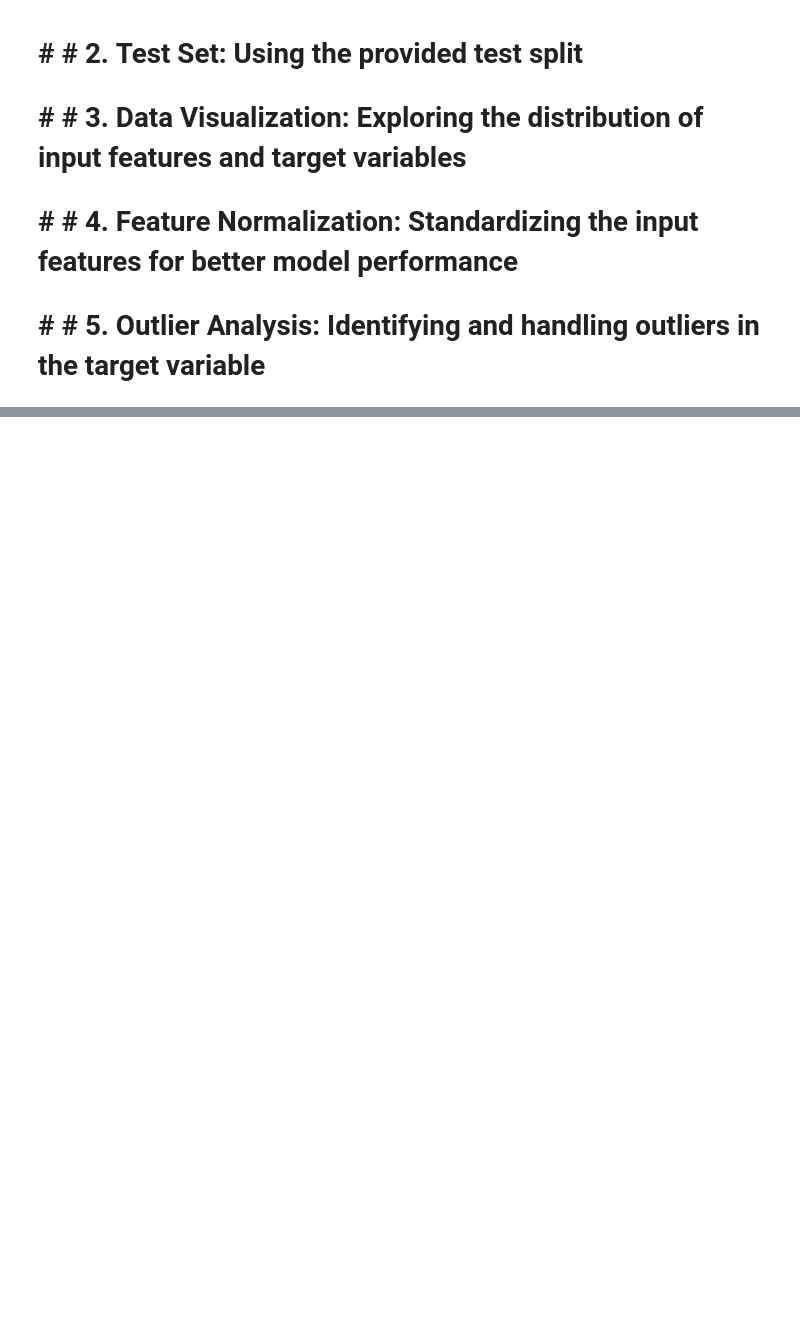
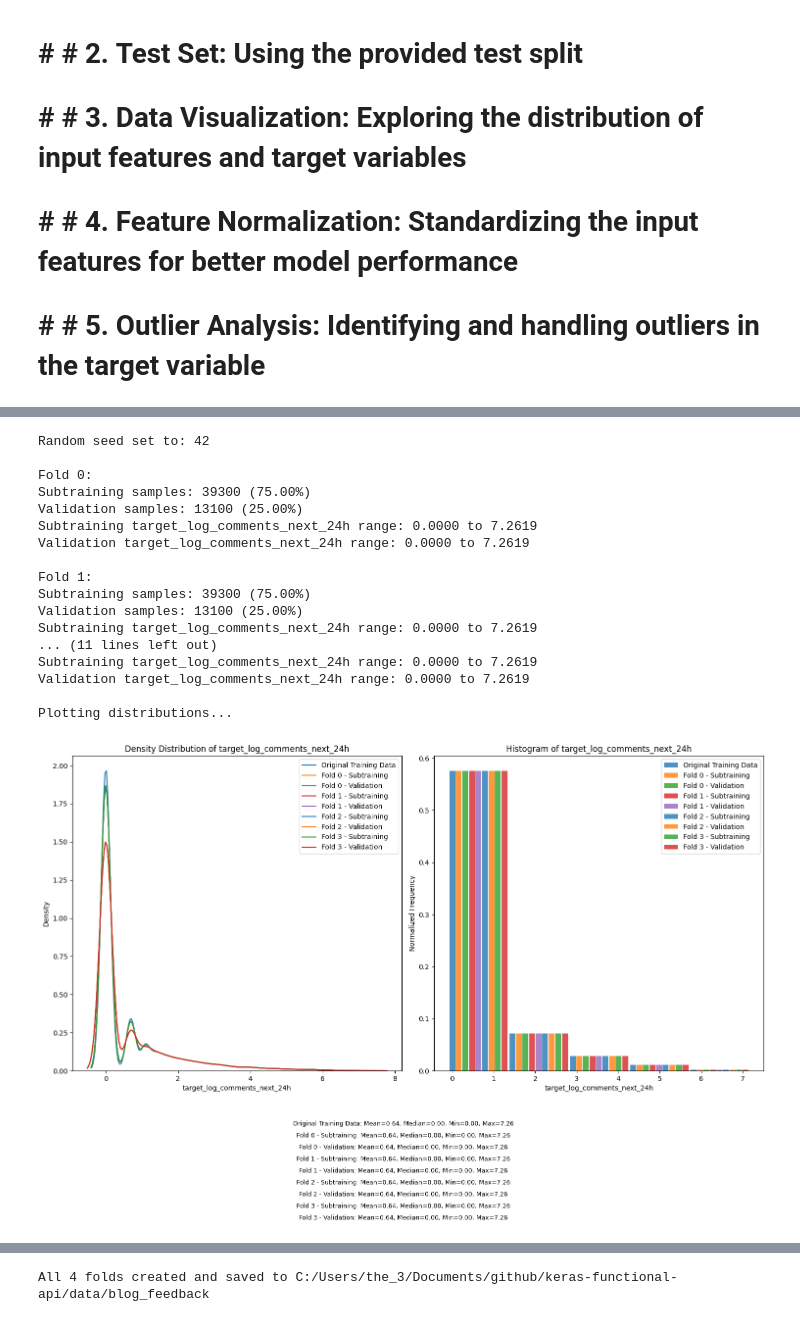
Before and after one commit to Machine-Earning/CISIR, a Jupyter notebook: notebooks/ds_prep_blog_feedback.ipynb, the cells around one changed output, grey strips where cells are left out. Saved outputs shown, nothing was run; the diff lists cells and outputs as text; code cells hidden in the pictures; blank space fills up the shorter version.

```diff
--- a/notebooks/ds_prep_blog_feedback.ipynb
+++ b/notebooks/ds_prep_blog_feedback.ipynb
@@ -912,0 +967,28 @@ def test_plot_avsp(X_train, y_train, X_test, y_test):
+# %%
+# Create the folds
+create_stratified_kfolds(
+    df=preprocessed_df_train,  # Your training dataframe
+    output_dir=output_dir,  # The directory where to save fold directories
+    label_column="target_log_comments_next_24h",
+    n_folds=4,
+    seed=42
+)
+# %% [output]
+Random seed set to: 42
+
+Fold 0:
+Subtraining samples: 39300 (75.00%)
+Validation samples: 13100 (25.00%)
+Subtraining target_log_comments_next_24h range: 0.0000 to 7.2619
+Validation target_log_comments_next_24h range: 0.0000 to 7.2619
+
+Fold 1:
+Subtraining samples: 39300 (75.00%)
+Validation samples: 13100 (25.00%)
+Subtraining target_log_comments_next_24h range: 0.0000 to 7.2619
+... (11 lines left out)
+Subtraining target_log_comments_next_24h range: 0.0000 to 7.2619
+Validation target_log_comments_next_24h range: 0.0000 to 7.2619
+
+Plotting distributions...
+[figure, added]
@@ -912,0 +997 @@ def test_plot_avsp(X_train, y_train, X_test, y_test):
+All 4 folds created and saved to C:/Users/the_3/Documents/github/keras-functional-api/data/blog_feedback
```
Also changed, not shown: parts of 43 cells of this notebook, 1 other file.
